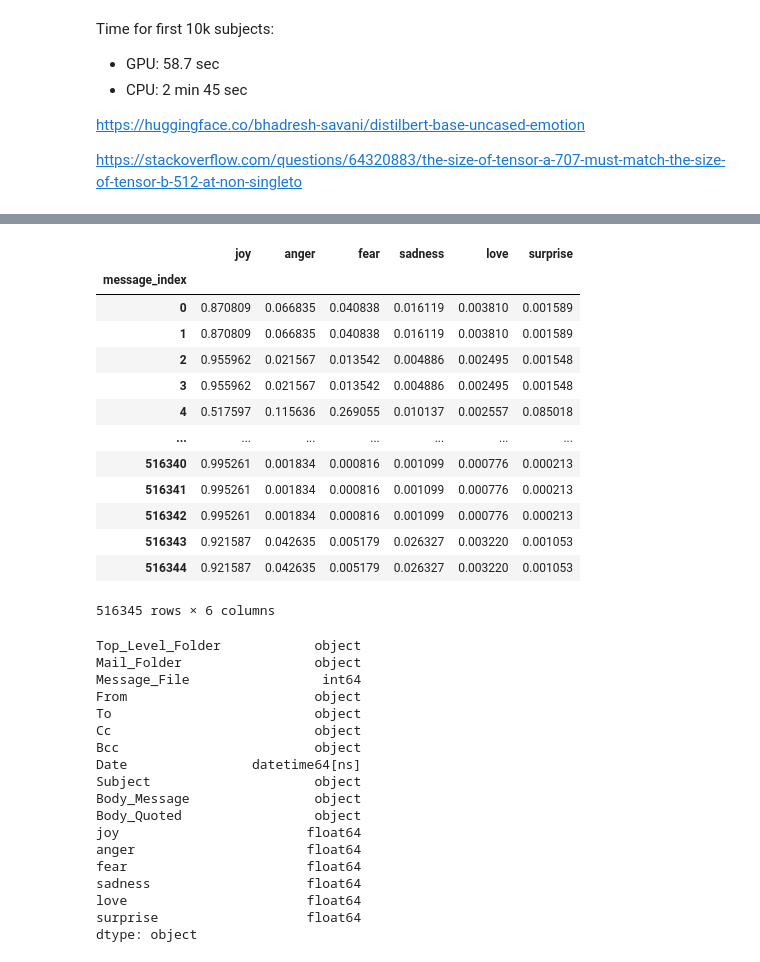
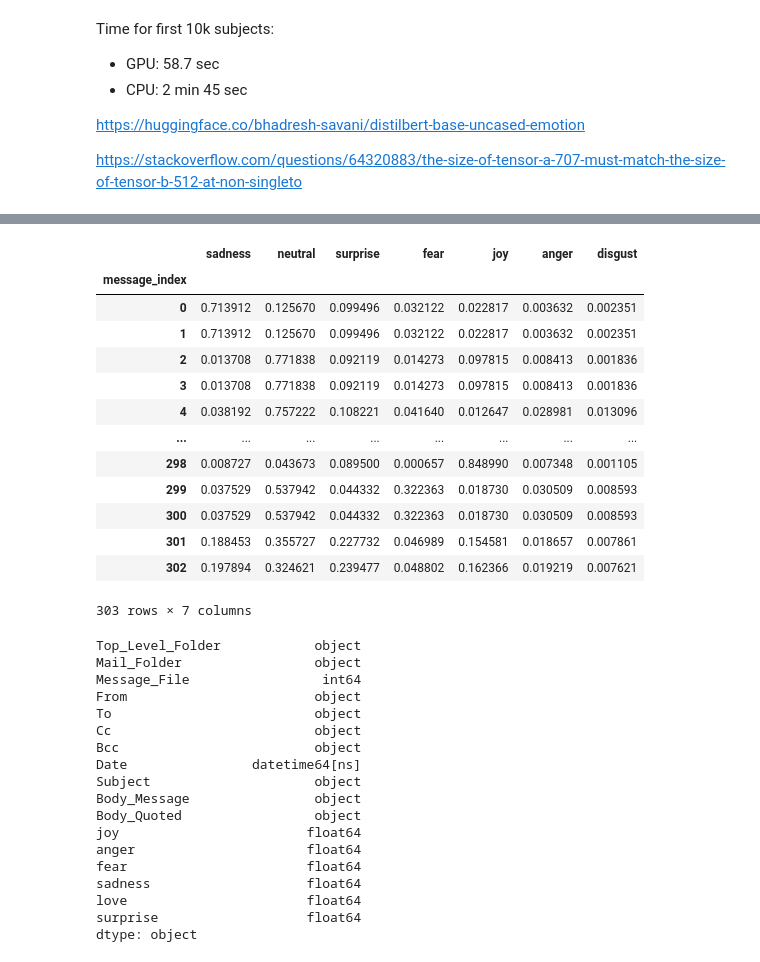
Before and after one commit to FlorinAndrei/enron-sentiment-analysis, a Jupyter notebook: sentiment_analysis.ipynb, the cells around one changed output, grey strips where cells are left out. Cells and saved outputs as stored; diff of their text form; code cells hidden in the pictures.

Commit message:
new emotion model

```diff
--- a/sentiment_analysis.ipynb
+++ b/sentiment_analysis.ipynb
@@ -56,5 +53,7 @@ True
 # %%
-model_name = "bhadresh-savani/distilbert-base-uncased-emotion"
+# model_name = "bhadresh-savani/distilbert-base-uncased-emotion"
+model_name = "j-hartmann/emotion-english-distilroberta-base"
+# model_name = "j-hartmann/emotion-english-roberta-large"
 
 classifier = pipeline(
     "text-classification",
@@ -122,5 +125,4 @@ prediction[0]
 # %%
-mp_res_df.drop(columns=["text"], inplace=True)
 n_pred = len(prediction)
 all_labels = [l["label"] for l in prediction[0]]
 scores = {k: [] for k in all_labels}
@@ -129,6 +131,5 @@ for p in prediction[0:n_pred]:
         label = lsc["label"]
         score = lsc["score"]
         scores[label].append(score)
-
-for l in all_labels:
-    mp_res_df[l] = scores[l]
+scores_df = pd.DataFrame(scores)
+scores_df
@@ -151,18 +150,20 @@ mp_res_df
-# %%
-mp_res_df.groupby(by=["message_index"])[all_labels].mean()
-# %% [output]
-|  | joy | anger | fear | sadness | love | surprise |
-| message_index |  |  |  |  |  |  |
-| 0 | 0.870809 | 0.066835 | 0.040838 | 0.016119 | 0.003810 | 0.001589 |
-| 1 | 0.870809 | 0.066835 | 0.040838 | 0.016119 | 0.003810 | 0.001589 |
-| 2 | 0.955962 | 0.021567 | 0.013542 | 0.004886 | 0.002495 | 0.001548 |
-| 3 | 0.955962 | 0.021567 | 0.013542 | 0.004886 | 0.002495 | 0.001548 |
-| 4 | 0.517597 | 0.115636 | 0.269055 | 0.010137 | 0.002557 | 0.085018 |
-| ... | ... | ... | ... | ... | ... | ... |
-| 516340 | 0.995261 | 0.001834 | 0.000816 | 0.001099 | 0.000776 | 0.000213 |
-| 516341 | 0.995261 | 0.001834 | 0.000816 | 0.001099 | 0.000776 | 0.000213 |
-| 516342 | 0.995261 | 0.001834 | 0.000816 | 0.001099 | 0.000776 | 0.000213 |
-| 516343 | 0.921587 | 0.042635 | 0.005179 | 0.026327 | 0.003220 | 0.001053 |
-| 516344 | 0.921587 | 0.042635 | 0.005179 | 0.026327 | 0.003220 | 0.001053 |
-516345 rows × 6 columns
+# %%
+mp_res_df.drop(columns=["text"], inplace=True)
+mp_res_df = mp_res_df.iloc[0:n_pred, :].join(scores_df).groupby(by=["message_index"]).agg("mean")
+mp_res_df
+# %% [output]
+|  | sadness | neutral | surprise | fear | joy | anger | disgust |
+| message_index |  |  |  |  |  |  |  |
+| 0 | 0.713912 | 0.125670 | 0.099496 | 0.032122 | 0.022817 | 0.003632 | 0.002351 |
+| 1 | 0.713912 | 0.125670 | 0.099496 | 0.032122 | 0.022817 | 0.003632 | 0.002351 |
+| 2 | 0.013708 | 0.771838 | 0.092119 | 0.014273 | 0.097815 | 0.008413 | 0.001836 |
+| 3 | 0.013708 | 0.771838 | 0.092119 | 0.014273 | 0.097815 | 0.008413 | 0.001836 |
+| 4 | 0.038192 | 0.757222 | 0.108221 | 0.041640 | 0.012647 | 0.028981 | 0.013096 |
+| ... | ... | ... | ... | ... | ... | ... | ... |
+| 298 | 0.008727 | 0.043673 | 0.089500 | 0.000657 | 0.848990 | 0.007348 | 0.001105 |
+| 299 | 0.037529 | 0.537942 | 0.044332 | 0.322363 | 0.018730 | 0.030509 | 0.008593 |
+| 300 | 0.037529 | 0.537942 | 0.044332 | 0.322363 | 0.018730 | 0.030509 | 0.008593 |
+| 301 | 0.188453 | 0.355727 | 0.227732 | 0.046989 | 0.154581 | 0.018657 | 0.007861 |
+| 302 | 0.197894 | 0.324621 | 0.239477 | 0.048802 | 0.162366 | 0.019219 | 0.007621 |
+303 rows × 7 columns
 # %%
```
Also changed, not shown: parts of 8 cells of this notebook, 2 other files.
